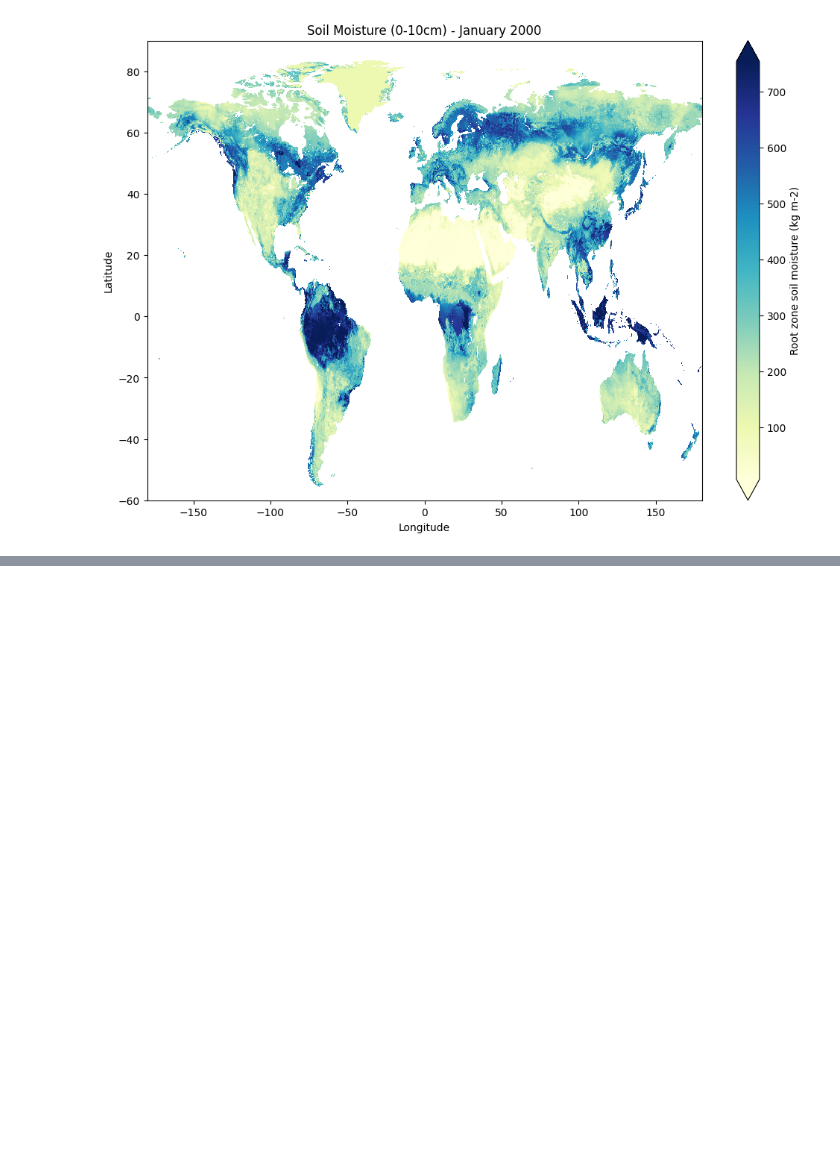
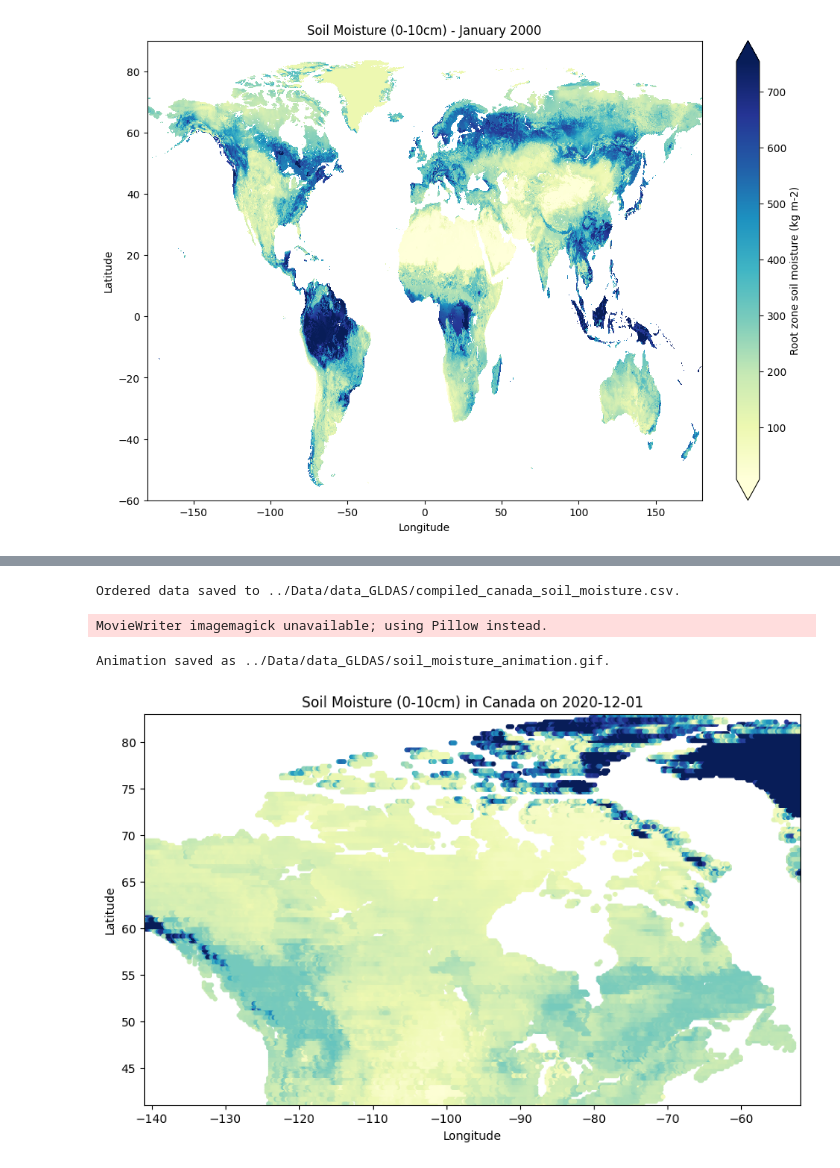
Before and after one commit to faehdy/Space_Data_Kernel, a Jupyter notebook: Grace/Project/src/Explore_GLDAS.ipynb, the cells around one changed output, grey strips where cells are left out. Cells and saved outputs as stored; diff of their text form; code cells hidden in the pictures; blank space fills up the shorter version.

```diff
--- a/Grace/Project/src/Explore_GLDAS.ipynb
+++ b/Grace/Project/src/Explore_GLDAS.ipynb
@@ -693,3 +281,71 @@ Saving compiled data to output/compiled_canada_soil_moisture.csv...
 Save complete.
 
 Script finished.
+# %%
+# order the csv with the time column
+df_to_sort = pd.read_csv(output_filename_csv)
+# Convert the 'time' column to datetime format
+df_to_sort['time'] = pd.to_datetime(df_to_sort['time'])
+# Sort the DataFrame by 'time' column
+df_to_sort.sort_values(by='time', inplace=True)
+# Save the ordered DataFrame back to CSV
+df_to_sort.to_csv(output_filename_csv, index=False)
+print(f"Sorted data saved to {output_filename_csv}.")
+# %% [output]
+Ordered data saved to ../Data/data_GLDAS/compiled_canada_soil_moisture.csv.
+# %%
+# plot the soil moisture for the years 2015-2020 as a gif
+import matplotlib.pyplot as plt
+import matplotlib.animation as animation
+import pandas as pd
+import numpy as np
+
+# Load the compiled data
+compiled_data = pd.read_csv(output_filename_csv)
+
+# Convert the 'time' column to datetime
+compiled_data['time'] = pd.to_datetime(compiled_data['time'])
+# Filter the data for the years 2015-2020
+mask = (compiled_data['time'] >= '2015-01-01') & (compiled_data['time'] <= '2020-12-31')
+filtered_data = compiled_data[mask]
+# Check if the filtered data is empty
+if filtered_data.empty:
+    print("No data available for the specified date range (2015-2020).")
+
+# #create the matplotlib code which plots the soil moisture 10 values
+fig = plt.figure(figsize=(10, 6))
+# Set the initial plot
+# Create a scatter plot for the first time step
+def init():
+    plt.scatter([], [])
+    plt.xlim(-141, -52)
+    plt.ylim(41, 83)
+    plt.title('Soil Moisture (0-10cm) in Canada (2015-2020)')
+    plt.xlabel('Longitude')
+    plt.ylabel('Latitude')
+    return fig,
+# Update function for animation
+def update(frame):
+    plt.clf()  # Clear the previous plot
+    # Filter data for the current time step
+    current_time = filtered_data['time'].unique()[frame]
+    current_data = filtered_data[filtered_data['time'] == current_time]
+
+    # Create a scatter plot for the current time step
+    plt.scatter(current_data['lon'], current_data['lat'], c=current_data['SoilMoi0_10cm_inst'], cmap='YlGnBu', s=10)
+    plt.xlim(-141, -52)
+    plt.ylim(41, 83)
+    plt.title(f'Soil Moisture (0-10cm) in Canada on {current_time.date()}')
+    plt.xlabel('Longitude')
+    plt.ylabel('Latitude')
+    return fig,
+# Create the animation
+ani = animation.FuncAnimation(fig, update, frames=len(filtered_data['time'].unique()), init_func=init, blit=True)
+# Save the animation as a GIF
+output_filename_gif = "../output/soil_moisture_animation.gif"
+ani.save(output_filename_gif, writer='imagemagick', fps=7)
+print(f"Animation saved as {output_filename_gif}.")
+# %% [output]
+MovieWriter imagemagick unavailable; using Pillow instead.
+Animation saved as ../Data/data_GLDAS/soil_moisture_animation.gif.
+[figure, added]
```
Also changed, not shown: parts of 4 cells of this notebook.
